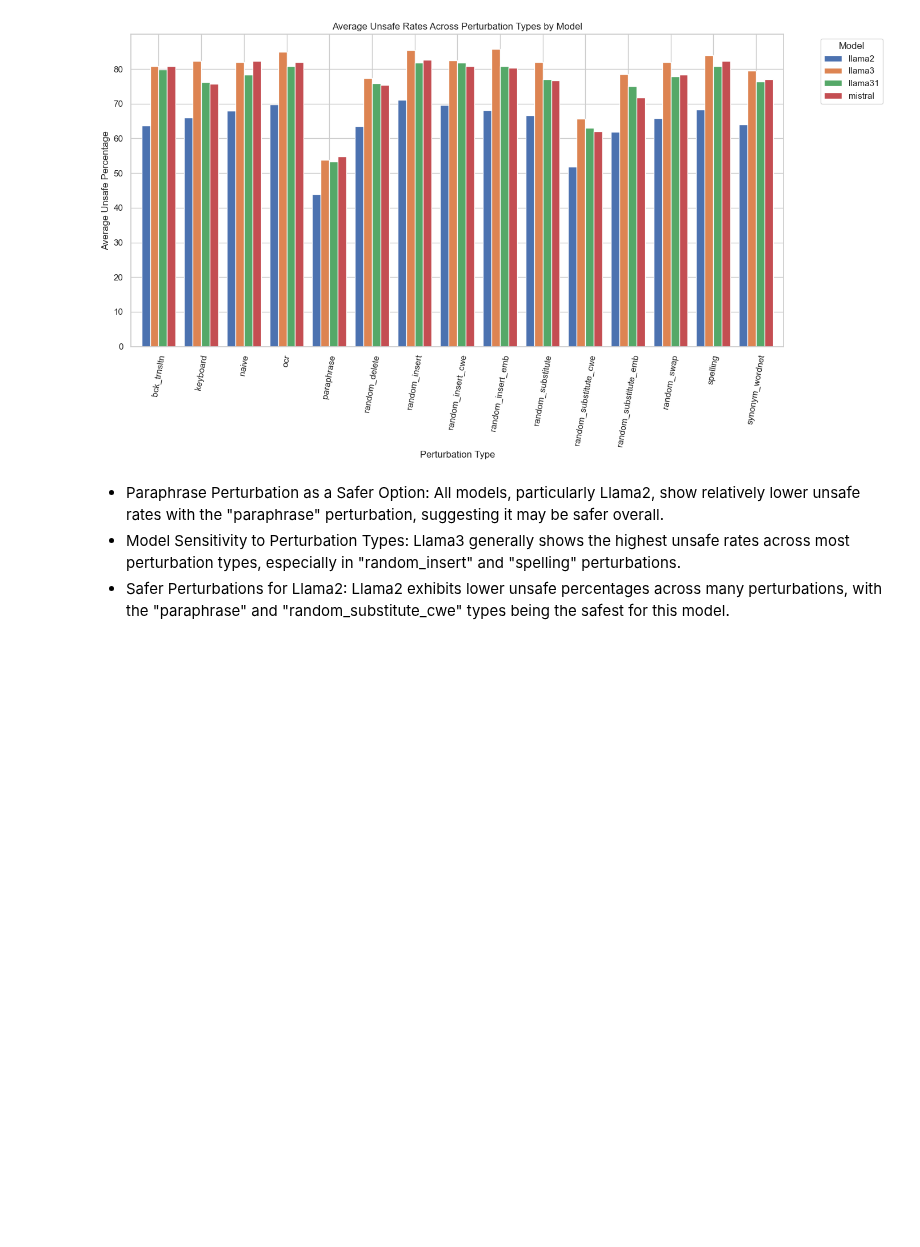
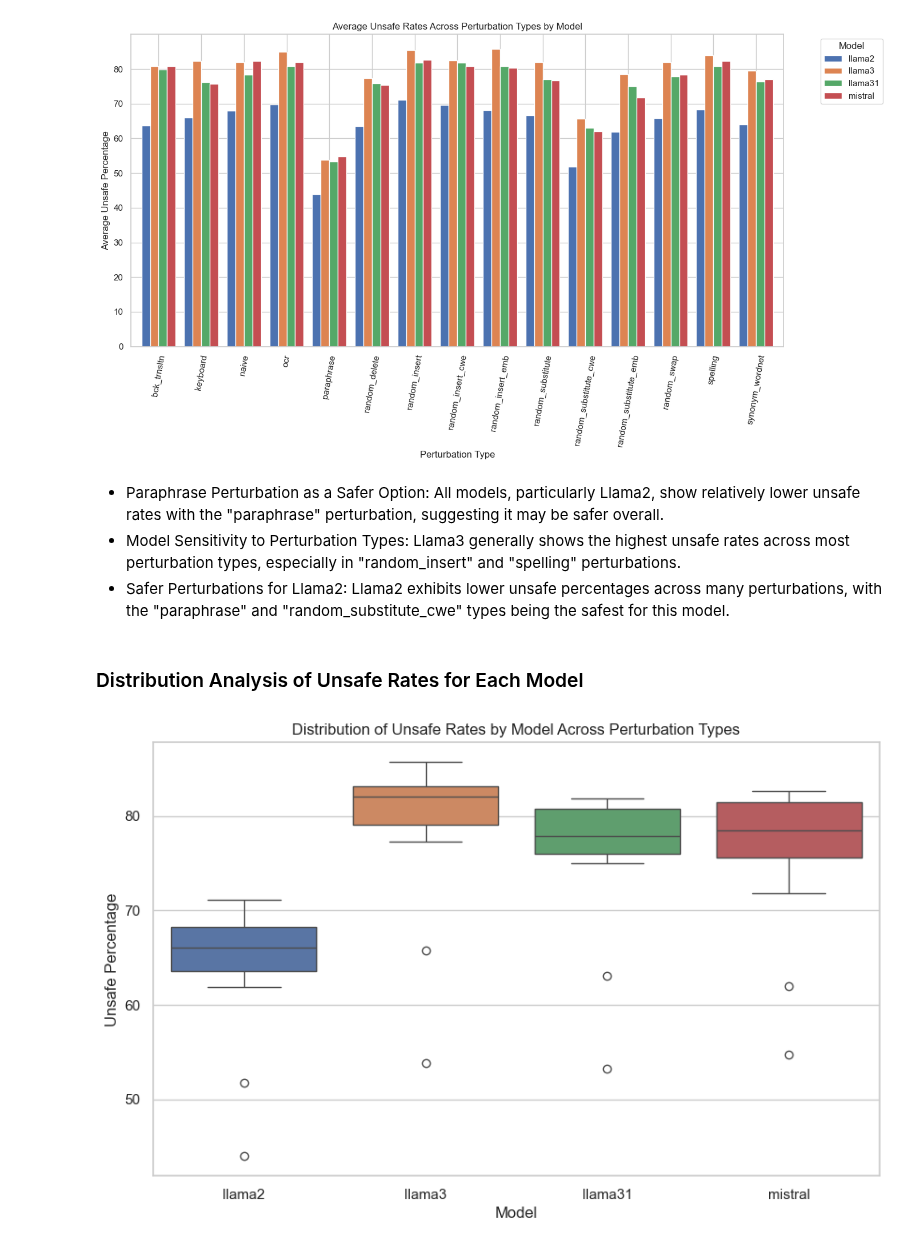
Before and after one commit to Ztrimus/llm-sensitivity, a Jupyter notebook: src/notebooks/llama-guard-response-analysis.ipynb, the cells around one changed output. Saved outputs shown, nothing was run; the diff lists cells and outputs as text; code cells hidden in the pictures; blank space fills up the shorter version.

```diff
--- a/src/notebooks/llama-guard-response-analysis.ipynb
+++ b/src/notebooks/llama-guard-response-analysis.ipynb
@@ -530,3 +530,15 @@ plt.show()
 - Paraphrase Perturbation as a Safer Option: All models, particularly Llama2, show relatively lower unsafe rates with the "paraphrase" perturbation, suggesting it may be safer overall.
 - Model Sensitivity to Perturbation Types: Llama3 generally shows the highest unsafe rates across most perturbation types, especially in "random_insert" and "spelling" perturbations.
 - Safer Perturbations for Llama2: Llama2 exhibits lower unsafe percentages across many perturbations, with the "paraphrase" and "random_substitute_cwe" types being the safest for this model.
+# %% [markdown]
+### Distribution Analysis of Unsafe Rates for Each Model
+# %%
+# Creating box plot for the distribution of unsafe rates by model across all perturbation types
+plt.figure(figsize=(10, 6))
+sns.boxplot(data=perturbation_unsafe_data.T)
+plt.title("Distribution of Unsafe Rates by Model Across Perturbation Types")
+plt.xlabel("Model")
+plt.ylabel("Unsafe Percentage")
+plt.show()
+# %% [output]
+[figure, added]
```
Also changed, not shown: parts of 6 cells of this notebook.
